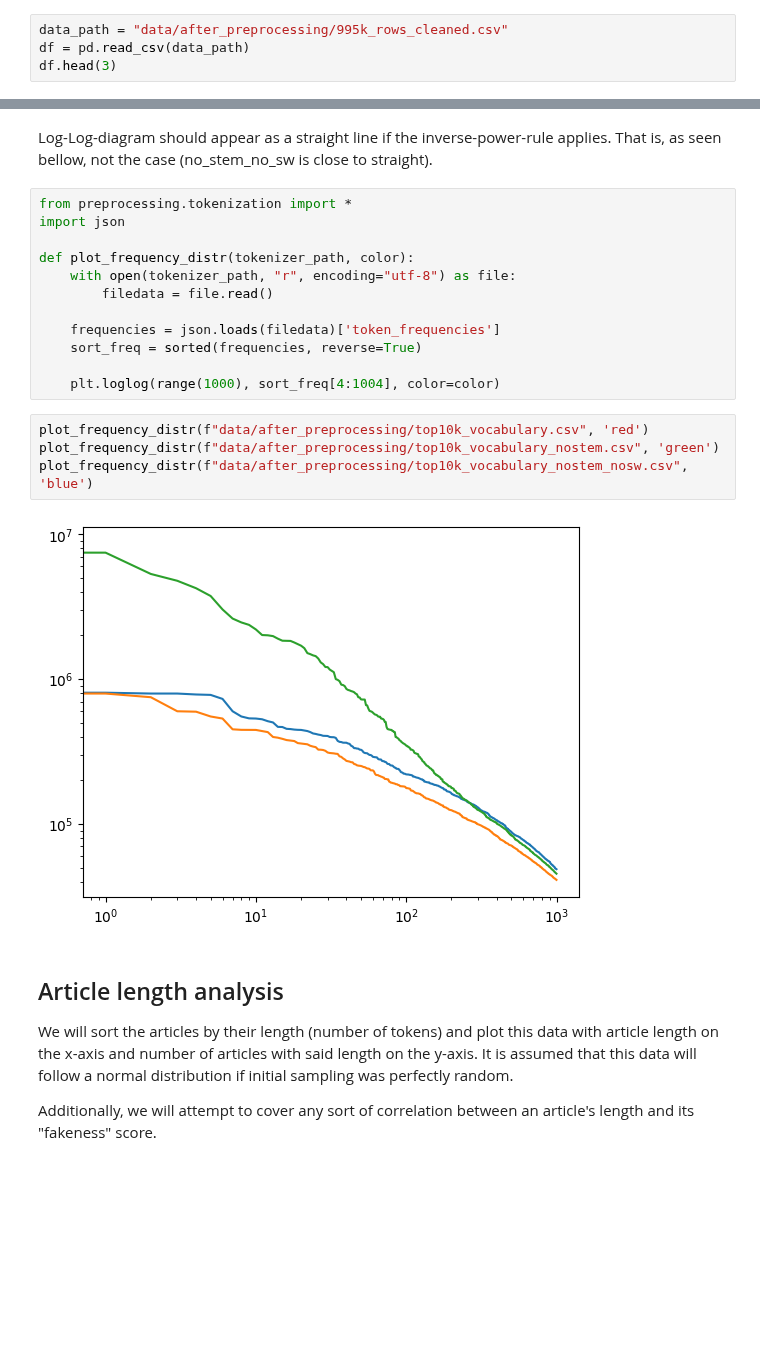
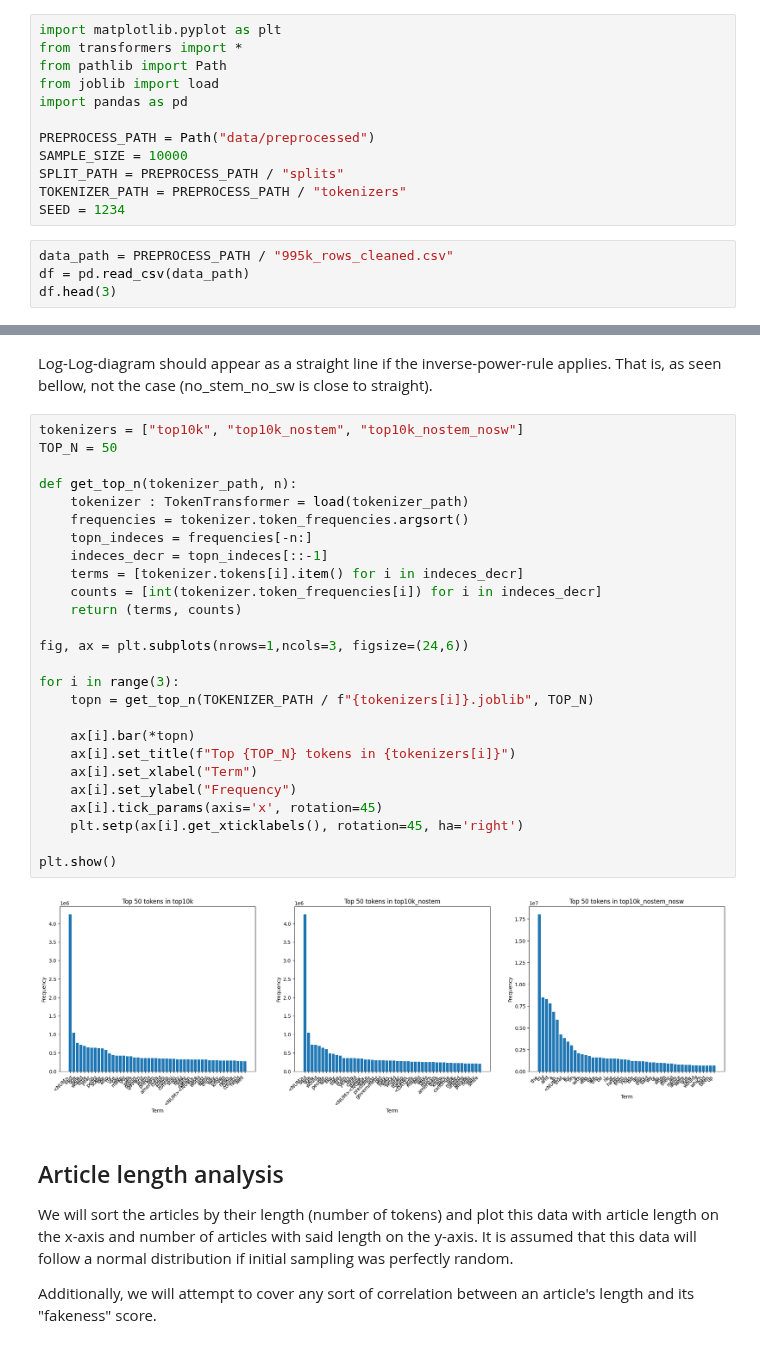
Before and after one commit to BimmerBass/GDS2026, a Jupyter notebook: data_analysis.ipynb, the cells around one changed output, grey strips where cells are left out. Saved outputs shown, nothing was run; the diff lists cells and outputs as text; blank space fills up the shorter version.

```diff
--- a/data_analysis.ipynb
+++ b/data_analysis.ipynb
@@ -5,5 +3,17 @@ import pandas as pd
+# %%
+import matplotlib.pyplot as plt
+from transformers import *
+from pathlib import Path
+from joblib import load
+import pandas as pd
+
+PREPROCESS_PATH = Path("data/preprocessed")
+SAMPLE_SIZE = 10000
+SPLIT_PATH = PREPROCESS_PATH / "splits"
+TOKENIZER_PATH = PREPROCESS_PATH / "tokenizers"
+SEED = 1234
 # %%
-data_path = "data/after_preprocessing/995k_rows_cleaned.csv"
+data_path = PREPROCESS_PATH / "995k_rows_cleaned.csv"
 df = pd.read_csv(data_path)
 df.head(3)
 # %% [output]
@@ -111,23 +116,33 @@
 # %% [markdown]
 Log-Log-diagram should appear as a straight line if the inverse-power-rule applies. That is, as seen bellow, not the case (no_stem_no_sw is close to straight).
 # %%
-from preprocessing.tokenization import *
-import json
+tokenizers = ["top10k", "top10k_nostem", "top10k_nostem_nosw"]
+TOP_N = 50
 
-def plot_frequency_distr(tokenizer_path, color):
-    with open(tokenizer_path, "r", encoding="utf-8") as file:
-        filedata = file.read()
+def get_top_n(tokenizer_path, n):
+    tokenizer : TokenTransformer = load(tokenizer_path)
+    frequencies = tokenizer.token_frequencies.argsort()
+    topn_indeces = frequencies[-n:]
+    indeces_decr = topn_indeces[::-1]
+    terms = [tokenizer.tokens[i].item() for i in indeces_decr]
+    counts = [int(tokenizer.token_frequencies[i]) for i in indeces_decr]
+    return (terms, counts)
 
-    frequencies = json.loads(filedata)['token_frequencies']
-    sort_freq = sorted(frequencies, reverse=True)
+fig, ax = plt.subplots(nrows=1,ncols=3, figsize=(24,6))
 
-    plt.loglog(range(1000), sort_freq[4:1004], color=color)
+for i in range(3):
+    topn = get_top_n(TOKENIZER_PATH / f"{tokenizers[i]}.joblib", TOP_N)
+
+    ax[i].bar(*topn)
+    ax[i].set_title(f"Top {TOP_N} tokens in {tokenizers[i]}")
+    ax[i].set_xlabel("Term")
+    ax[i].set_ylabel("Frequency")
+    ax[i].tick_params(axis='x', rotation=45)
+    plt.setp(ax[i].get_xticklabels(), rotation=45, ha='right')
+
+plt.show()
+# %% [output]
+[figure, added]
-# %%
-plot_frequency_distr(f"data/after_preprocessing/top10k_vocabulary.csv", 'red')
-plot_frequency_distr(f"data/after_preprocessing/top10k_vocabulary_nostem.csv", 'green')
-plot_frequency_distr(f"data/after_preprocessing/top10k_vocabulary_nostem_nosw.csv", 'blue')
-# %% [output]
-[figure, removed]
 # %% [markdown]
 ## Article length analysis
 We will sort the articles by their length (number of tokens) and plot this data with article length on the x-axis and number of articles with said length on the y-axis. It is assumed that this data will follow a normal distribution if initial sampling was perfectly random.
```
Also changed, not shown: parts of 10 cells of this notebook, 6 other files.
